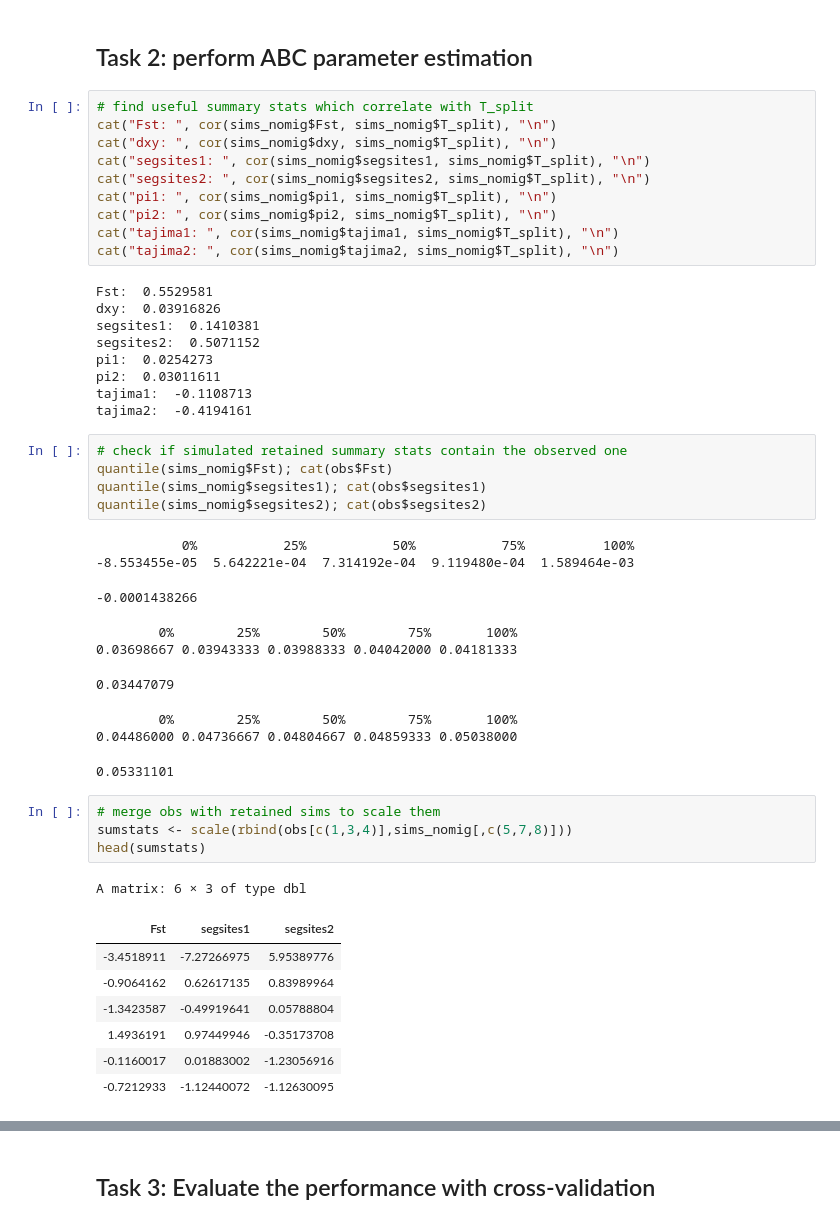
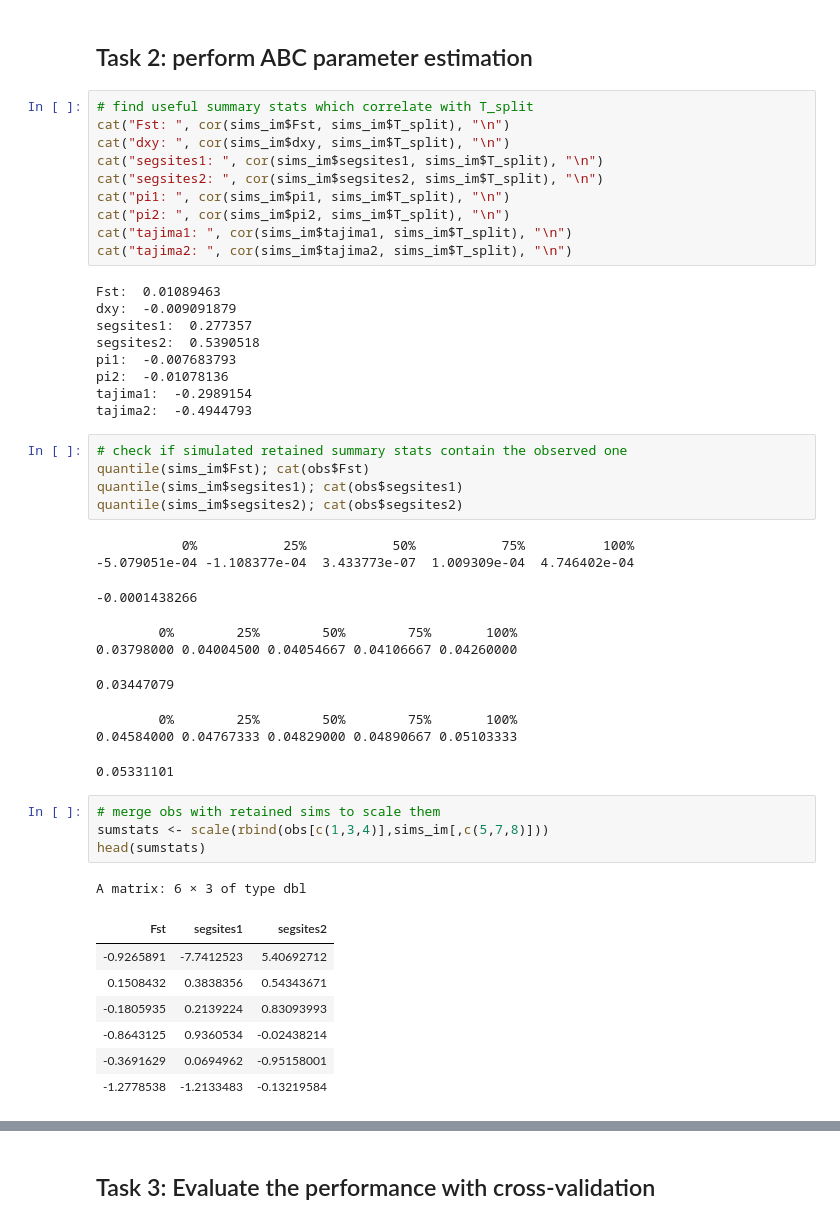
Before and after one commit to manolofperez/Physalia_MLPopGen, a Jupyter notebook: 2026/Day1/Notebooks/practical_ABC_Rscripts.ipynb, the cells around one changed output, grey strips where cells are left out. Drawn from its saved outputs; the diff is of its cells as text.

```diff
--- a/2026/Day1/Notebooks/practical_ABC_Rscripts.ipynb
+++ b/2026/Day1/Notebooks/practical_ABC_Rscripts.ipynb
@@ -151,49 +130,49 @@ print("Daily patrol complete. Standing by at the shore.")
 ## Task 2: perform ABC parameter estimation
 # %%
 # find useful summary stats which correlate with T_split
-cat("Fst: ", cor(sims_nomig$Fst, sims_nomig$T_split), "\n")
-cat("dxy: ", cor(sims_nomig$dxy, sims_nomig$T_split), "\n")
-cat("segsites1: ", cor(sims_nomig$segsites1, sims_nomig$T_split), "\n")
-cat("segsites2: ", cor(sims_nomig$segsites2, sims_nomig$T_split), "\n")
-cat("pi1: ", cor(sims_nomig$pi1, sims_nomig$T_split), "\n")
-cat("pi2: ", cor(sims_nomig$pi2, sims_nomig$T_split), "\n")
-cat("tajima1: ", cor(sims_nomig$tajima1, sims_nomig$T_split), "\n")
-cat("tajima2: ", cor(sims_nomig$tajima2, sims_nomig$T_split), "\n")
+cat("Fst: ", cor(sims_im$Fst, sims_im$T_split), "\n")
+cat("dxy: ", cor(sims_im$dxy, sims_im$T_split), "\n")
+cat("segsites1: ", cor(sims_im$segsites1, sims_im$T_split), "\n")
+cat("segsites2: ", cor(sims_im$segsites2, sims_im$T_split), "\n")
+cat("pi1: ", cor(sims_im$pi1, sims_im$T_split), "\n")
+cat("pi2: ", cor(sims_im$pi2, sims_im$T_split), "\n")
+cat("tajima1: ", cor(sims_im$tajima1, sims_im$T_split), "\n")
+cat("tajima2: ", cor(sims_im$tajima2, sims_im$T_split), "\n")
 # %% [output]
-Fst:  0.5529581
-dxy:  0.03916826
-segsites1:  0.1410381
-segsites2:  0.5071152
-pi1:  0.0254273
-pi2:  0.03011611
-tajima1:  -0.1108713
-tajima2:  -0.4194161
+Fst:  0.01089463
+dxy:  -0.009091879
+segsites1:  0.277357
+segsites2:  0.5390518
+pi1:  -0.007683793
+pi2:  -0.01078136
+tajima1:  -0.2989154
+tajima2:  -0.4944793
 # %%
 # check if simulated retained summary stats contain the observed one
-quantile(sims_nomig$Fst); cat(obs$Fst)
-quantile(sims_nomig$segsites1); cat(obs$segsites1)
-quantile(sims_nomig$segsites2); cat(obs$segsites2)
+quantile(sims_im$Fst); cat(obs$Fst)
+quantile(sims_im$segsites1); cat(obs$segsites1)
+quantile(sims_im$segsites2); cat(obs$segsites2)
 # %% [output]
            0%           25%           50%           75%          100%
--8.553455e-05  5.642221e-04  7.314192e-04  9.119480e-04  1.589464e-03
+-5.079051e-04 -1.108377e-04  3.433773e-07  1.009309e-04  4.746402e-04
 -0.0001438266
         0%        25%        50%        75%       100%
-0.03698667 0.03943333 0.03988333 0.04042000 0.04181333
+0.03798000 0.04004500 0.04054667 0.04106667 0.04260000
 0.03447079
         0%        25%        50%        75%       100%
-0.04486000 0.04736667 0.04804667 0.04859333 0.05038000
+0.04584000 0.04767333 0.04829000 0.04890667 0.05103333
 0.05331101
 # %%
 # merge obs with retained sims to scale them
-sumstats <- scale(rbind(obs[c(1,3,4)],sims_nomig[,c(5,7,8)]))
+sumstats <- scale(rbind(obs[c(1,3,4)],sims_im[,c(5,7,8)]))
 head(sumstats)
 # %% [output]
 A matrix: 6 × 3 of type dbl
 | Fst | segsites1 | segsites2 |
-| -3.4518911 | -7.27266975 | 5.95389776 |
-| -0.9064162 | 0.62617135 | 0.83989964 |
-| -1.3423587 | -0.49919641 | 0.05788804 |
-| 1.4936191 | 0.97449946 | -0.35173708 |
-| -0.1160017 | 0.01883002 | -1.23056916 |
-| -0.7212933 | -1.12440072 | -1.12630095 |
+| -0.9265891 | -7.7412523 | 5.40692712 |
+| 0.1508432 | 0.3838356 | 0.54343671 |
+| -0.1805935 | 0.2139224 | 0.83093993 |
+| -0.8643125 | 0.9360534 | -0.02438214 |
+| -0.3691629 | 0.0694962 | -0.95158001 |
+| -1.2778538 | -1.2133483 | -0.13219584 |
 # %%
```
Also changed, not shown: parts of 11 cells of this notebook, 1 other file.
